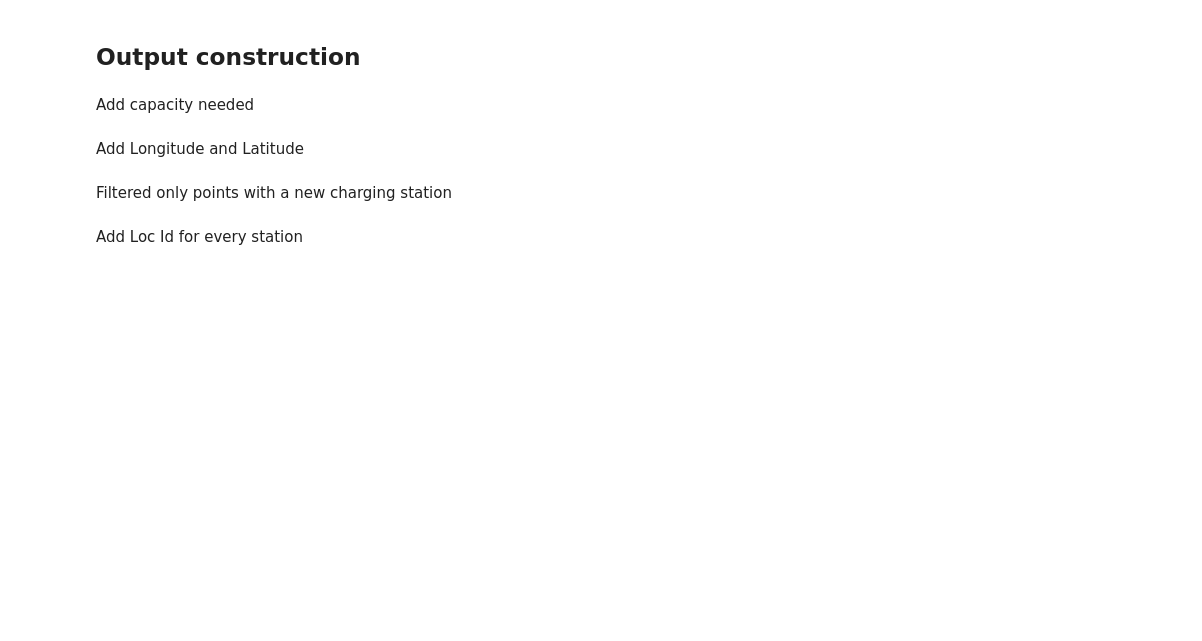
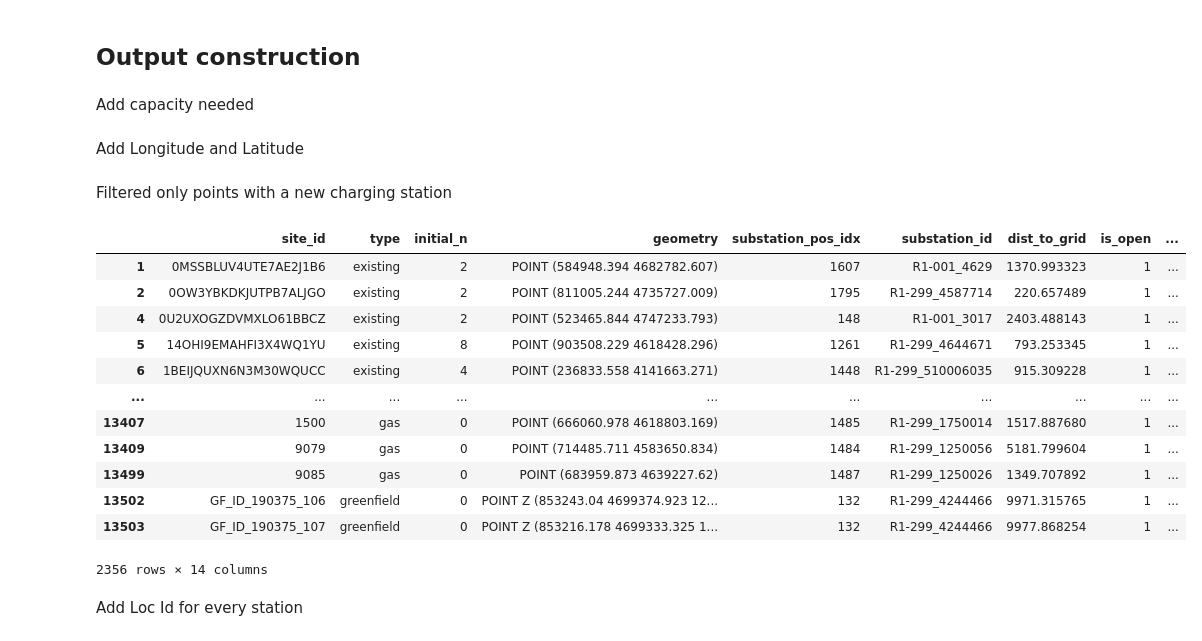
Before and after one commit to NicklasUrban/Iberdrola-Datathon, a Jupyter notebook: notebooks/02_backbone_analysis copy.ipynb, the cells around one changed output. Cells and saved outputs as stored; diff of their text form; code cells hidden in the pictures; blank space fills up the shorter version.

```diff
--- a/notebooks/02_backbone_analysis copy.ipynb
+++ b/notebooks/02_backbone_analysis copy.ipynb
@@ -409,5 +628,5 @@ df_res.loc[(df_res['type']!='existing')]
 # %%
-gdf_res = gpd.GeoDataFrame(df_res, geometry='geometry', crs=gdf_backbone.crs)
+gdf_res = gpd.GeoDataFrame(df_res, geometry='geometry', crs=gdf_points.crs)
 gdf_res.to_parquet("data/processed/grid_aware_optimized_sites.parquet")
 # %%
 gdf_res
@@ -416,12 +649,12 @@ gdf_res
 # %% [markdown]
 Add capacity needed
 # %%
-df_res['estimated_demand_kw'] = df_res['final_n'] * 150
+gdf_res['estimated_demand_kw'] = gdf_res['final_n'] * 150
 # %% [markdown]
 Add Longitude and Latitude
 # %%
-df_res['latitude'] = df_res.geometry.y
-df_res['longitude'] = df_res.geometry.x
+gdf_res['latitude'] = gdf_res.geometry.y
+gdf_res['longitude'] = gdf_res.geometry.x
 # %% [markdown]
 Filtered only points with a new charging station
 # %%
@@ -429,3 +662,19 @@ df_stations = df_res[(df_res['is_open']==1)&(df_res['type']!='existing')]
+# %%
+gdf_res[(gdf_res['is_open']==1)]
+# %% [output]
+|  | site_id | type | initial_n | geometry | substation_pos_idx | substation_id | dist_to_grid | is_open | ... |
+| 1 | 0MSSBLUV4UTE7AE2J1B6 | existing | 2 | POINT (584948.394 4682782.607) | 1607 | R1-001_4629 | 1370.993323 | 1 | ... |
+| 2 | 0OW3YBKDKJUTPB7ALJGO | existing | 2 | POINT (811005.244 4735727.009) | 1795 | R1-299_4587714 | 220.657489 | 1 | ... |
+| 4 | 0U2UXOGZDVMXLO61BBCZ | existing | 2 | POINT (523465.844 4747233.793) | 148 | R1-001_3017 | 2403.488143 | 1 | ... |
+| 5 | 14OHI9EMAHFI3X4WQ1YU | existing | 8 | POINT (903508.229 4618428.296) | 1261 | R1-299_4644671 | 793.253345 | 1 | ... |
+| 6 | 1BEIJQUXN6N3M30WQUCC | existing | 4 | POINT (236833.558 4141663.271) | 1448 | R1-299_510006035 | 915.309228 | 1 | ... |
+| ... | ... | ... | ... | ... | ... | ... | ... | ... | ... |
+| 13407 | 1500 | gas | 0 | POINT (666060.978 4618803.169) | 1485 | R1-299_1750014 | 1517.887680 | 1 | ... |
+| 13409 | 9079 | gas | 0 | POINT (714485.711 4583650.834) | 1484 | R1-299_1250056 | 5181.799604 | 1 | ... |
+| 13499 | 9085 | gas | 0 | POINT (683959.873 4639227.62) | 1487 | R1-299_1250026 | 1349.707892 | 1 | ... |
+| 13502 | GF_ID_190375_106 | greenfield | 0 | POINT Z (853243.04 4699374.923 12... | 132 | R1-299_4244466 | 9971.315765 | 1 | ... |
+| 13503 | GF_ID_190375_107 | greenfield | 0 | POINT Z (853216.178 4699333.325 1... | 132 | R1-299_4244466 | 9977.868254 | 1 | ... |
+2356 rows × 14 columns
 # %% [markdown]
 Add Loc Id for every station
 # %%
```
Also changed, not shown: parts of 48 cells of this notebook.
